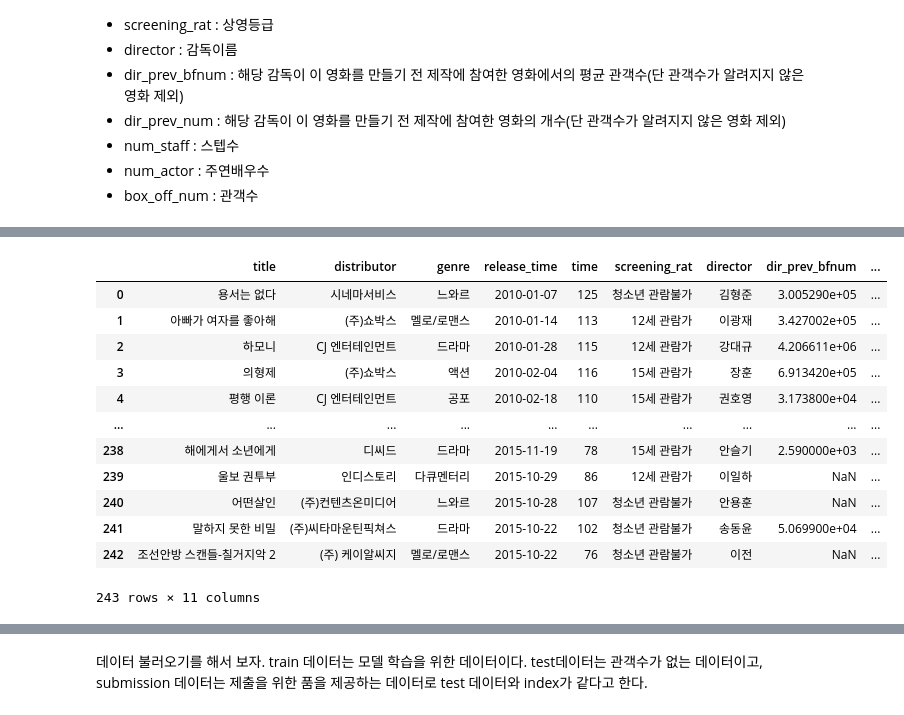
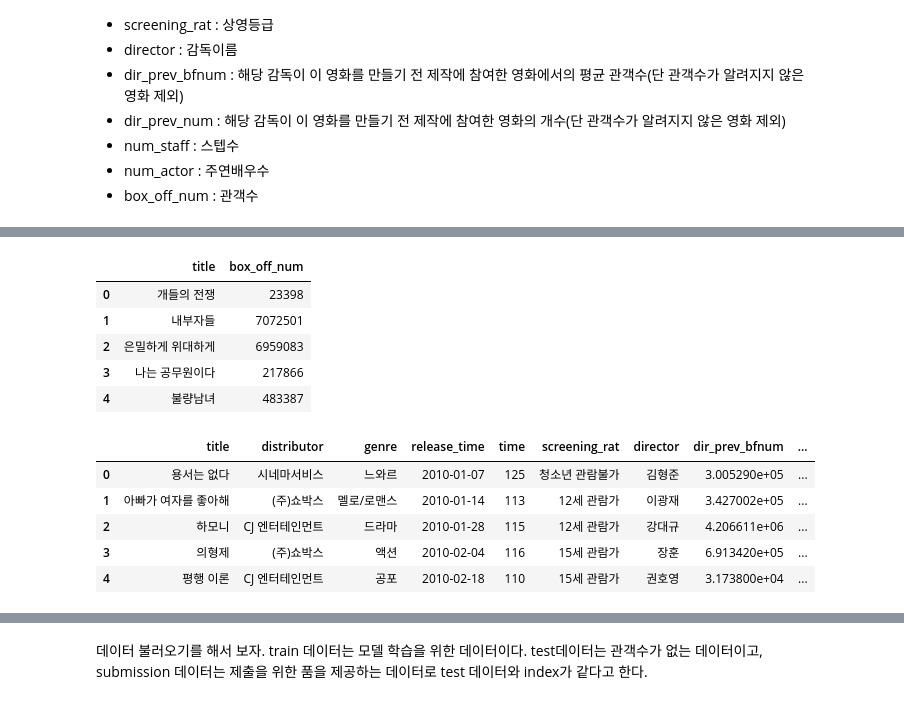
Before and after one commit to choiuikang/contest, a Jupyter notebook: dacon/The_number_of_movie_viewers.ipynb, the cells around one changed output, grey strips where cells are left out. Saved outputs shown, nothing was run; the diff lists cells and outputs as text; code cells hidden in the pictures.

```diff
--- a/dacon/The_number_of_movie_viewers.ipynb
+++ b/dacon/The_number_of_movie_viewers.ipynb
@@ -42,17 +61,19 @@ train
+# %%
+train[['title','box_off_num']].head()
+# %% [output]
+|  | title | box_off_num |
+| 0 | 개들의 전쟁 | 23398 |
+| 1 | 내부자들 | 7072501 |
+| 2 | 은밀하게 위대하게 | 6959083 |
+| 3 | 나는 공무원이다 | 217866 |
+| 4 | 불량남녀 | 483387 |
 # %%
-test
+test.head()
 # %% [output]
 |  | title | distributor | genre | release_time | time | screening_rat | director | dir_prev_bfnum | ... |
 | 0 | 용서는 없다 | 시네마서비스 | 느와르 | 2010-01-07 | 125 | 청소년 관람불가 | 김형준 | 3.005290e+05 | ... |
 | 1 | 아빠가 여자를 좋아해 | (주)쇼박스 | 멜로/로맨스 | 2010-01-14 | 113 | 12세 관람가 | 이광재 | 3.427002e+05 | ... |
 | 2 | 하모니 | CJ 엔터테인먼트 | 드라마 | 2010-01-28 | 115 | 12세 관람가 | 강대규 | 4.206611e+06 | ... |
 | 3 | 의형제 | (주)쇼박스 | 액션 | 2010-02-04 | 116 | 15세 관람가 | 장훈 | 6.913420e+05 | ... |
 | 4 | 평행 이론 | CJ 엔터테인먼트 | 공포 | 2010-02-18 | 110 | 15세 관람가 | 권호영 | 3.173800e+04 | ... |
-| ... | ... | ... | ... | ... | ... | ... | ... | ... | ... |
-| 238 | 해에게서 소년에게 | 디씨드 | 드라마 | 2015-11-19 | 78 | 15세 관람가 | 안슬기 | 2.590000e+03 | ... |
-| 239 | 울보 권투부 | 인디스토리 | 다큐멘터리 | 2015-10-29 | 86 | 12세 관람가 | 이일하 | NaN | ... |
-| 240 | 어떤살인 | (주)컨텐츠온미디어 | 느와르 | 2015-10-28 | 107 | 청소년 관람불가 | 안용훈 | NaN | ... |
-| 241 | 말하지 못한 비밀 | (주)씨타마운틴픽쳐스 | 드라마 | 2015-10-22 | 102 | 청소년 관람불가 | 송동윤 | 5.069900e+04 | ... |
-| 242 | 조선안방 스캔들-칠거지악 2 | (주) 케이알씨지 | 멜로/로맨스 | 2015-10-22 | 76 | 청소년 관람불가 | 이전 | NaN | ... |
-243 rows × 11 columns
 # %%
```
Also changed, not shown: parts of 13 cells of this notebook, 1 other file.
